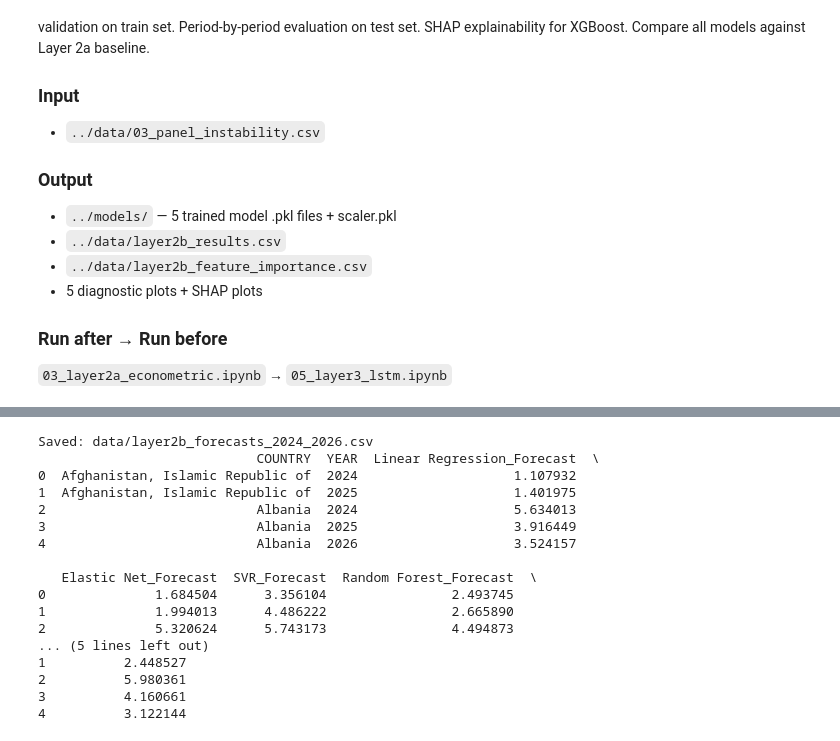
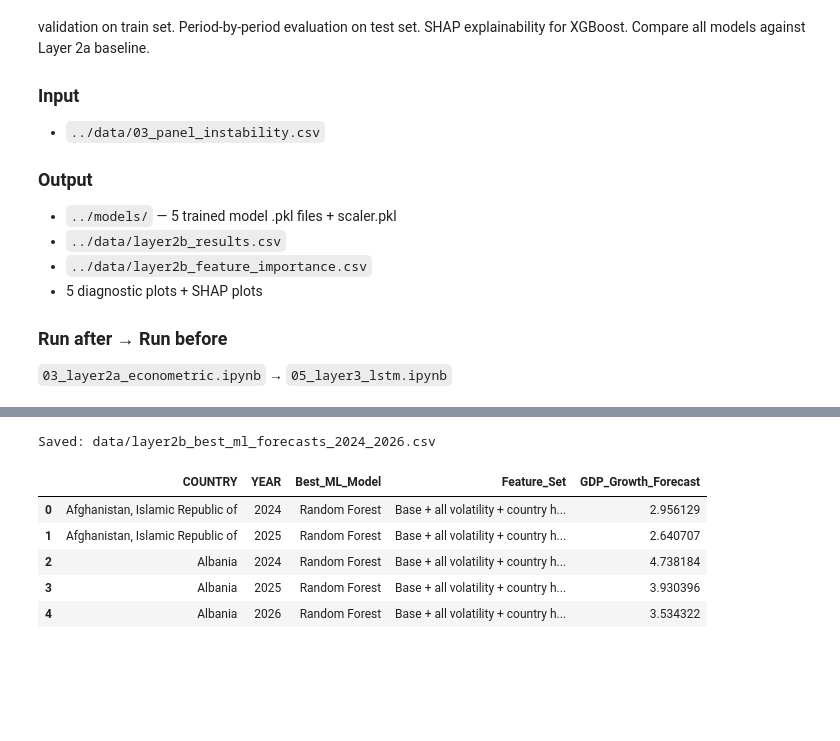
Before and after one commit to debottamc2002/Final_Project, a Jupyter notebook: major_project/04_layer2b_ml_models.ipynb, the cells around one changed output, grey strips where cells are left out. Cells and saved outputs as stored; diff of their text form; code cells hidden in the pictures; blank space fills up the shorter version.

```diff
--- a/major_project/04_layer2b_ml_models.ipynb
+++ b/major_project/04_layer2b_ml_models.ipynb
@@ -377,31 +583,36 @@ display(
 # %%
-projection_df = projection[["COUNTRY", "YEAR"]].reset_index(drop=True)
+# ============================================================
+# 2024-2026 projection forecasts using best ML model
+# ============================================================
 
-for name, pipeline in trained.items():
-    projection_df[f"{name}_Forecast"] = pipeline.predict(X_projection)
+projection = df[
+    df["YEAR"].isin([2024, 2025, 2026])
+].dropna(
+    subset=best_feature_cols
+).copy()
+
+X_projection = projection[best_feature_cols].to_numpy()
+
+projection_df = projection[
+    ["COUNTRY", "YEAR"]
+].reset_index(drop=True)
+
+projection_df["Best_ML_Model"] = best_model_name
+projection_df["Feature_Set"] = best_feature_set_name
+projection_df["GDP_Growth_Forecast"] = best_pipeline.predict(X_projection)
 
 projection_df.to_csv(
-    "data/layer2b_forecasts_2024_2026.csv",
+    "data/layer2b_best_ml_forecasts_2024_2026.csv",
     index=False,
 )
 
-print("Saved: data/layer2b_forecasts_2024_2026.csv")
-print(projection_df.head())
+print("Saved: data/layer2b_best_ml_forecasts_2024_2026.csv")
+display(projection_df.head())
 # %% [output]
-Saved: data/layer2b_forecasts_2024_2026.csv
-                            COUNTRY  YEAR  Linear Regression_Forecast  \
-0  Afghanistan, Islamic Republic of  2024                    1.107932
-1  Afghanistan, Islamic Republic of  2025                    1.401975
-2                           Albania  2024                    5.634013
-3                           Albania  2025                    3.916449
-4                           Albania  2026                    3.524157
-
-   Elastic Net_Forecast  SVR_Forecast  Random Forest_Forecast  \
-0              1.684504      3.356104                2.493745
-1              1.994013      4.486222                2.665890
-2              5.320624      5.743173                4.494873
-... (5 lines left out)
-1          2.448527
-2          5.980361
-3          4.160661
-4          3.122144
+Saved: data/layer2b_best_ml_forecasts_2024_2026.csv
+|  | COUNTRY | YEAR | Best_ML_Model | Feature_Set | GDP_Growth_Forecast |
+| 0 | Afghanistan, Islamic Republic of | 2024 | Random Forest | Base + all volatility + country h... | 2.956129 |
+| 1 | Afghanistan, Islamic Republic of | 2025 | Random Forest | Base + all volatility + country h... | 2.640707 |
+| 2 | Albania | 2024 | Random Forest | Base + all volatility + country h... | 4.738184 |
+| 3 | Albania | 2025 | Random Forest | Base + all volatility + country h... | 3.930396 |
+| 4 | Albania | 2026 | Random Forest | Base + all volatility + country h... | 3.534322 |
```
Also changed, not shown: parts of 22 cells of this notebook, 7 other files.
